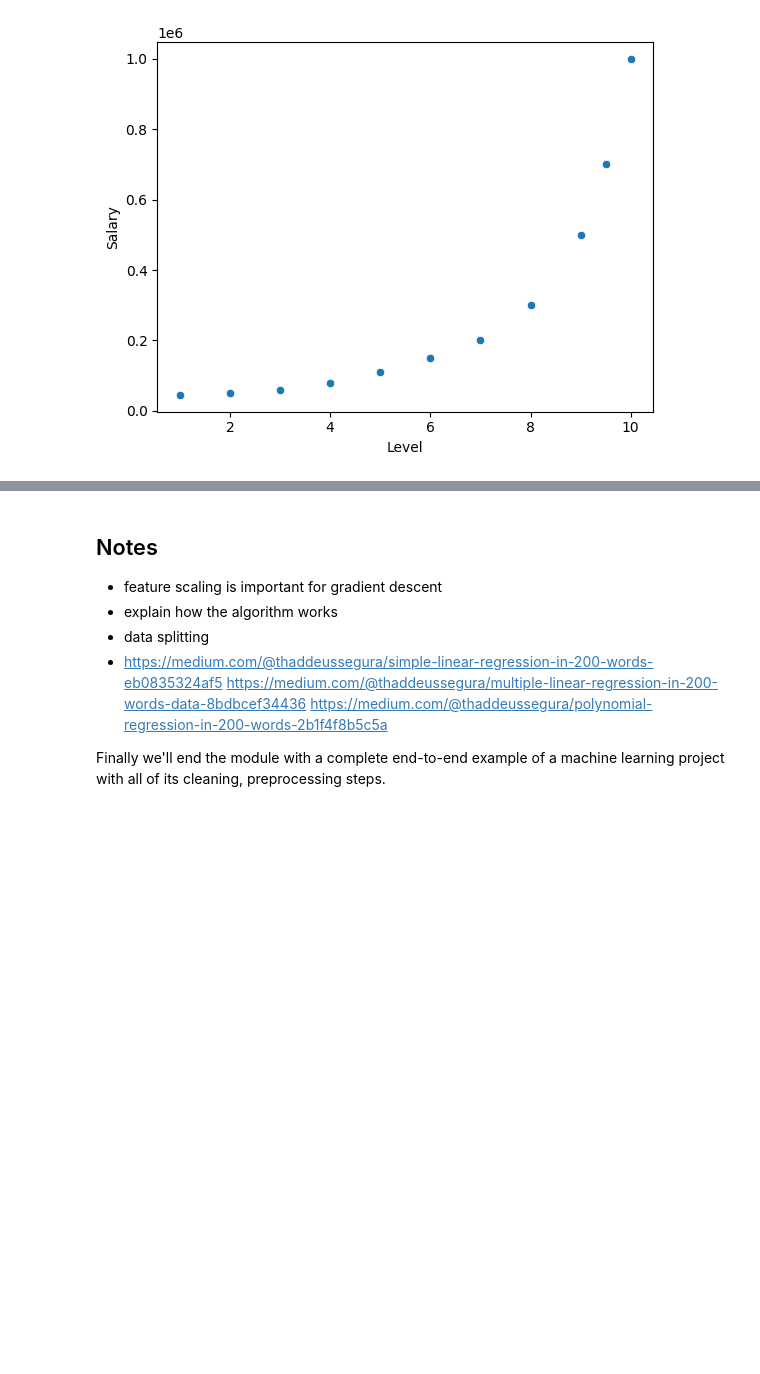
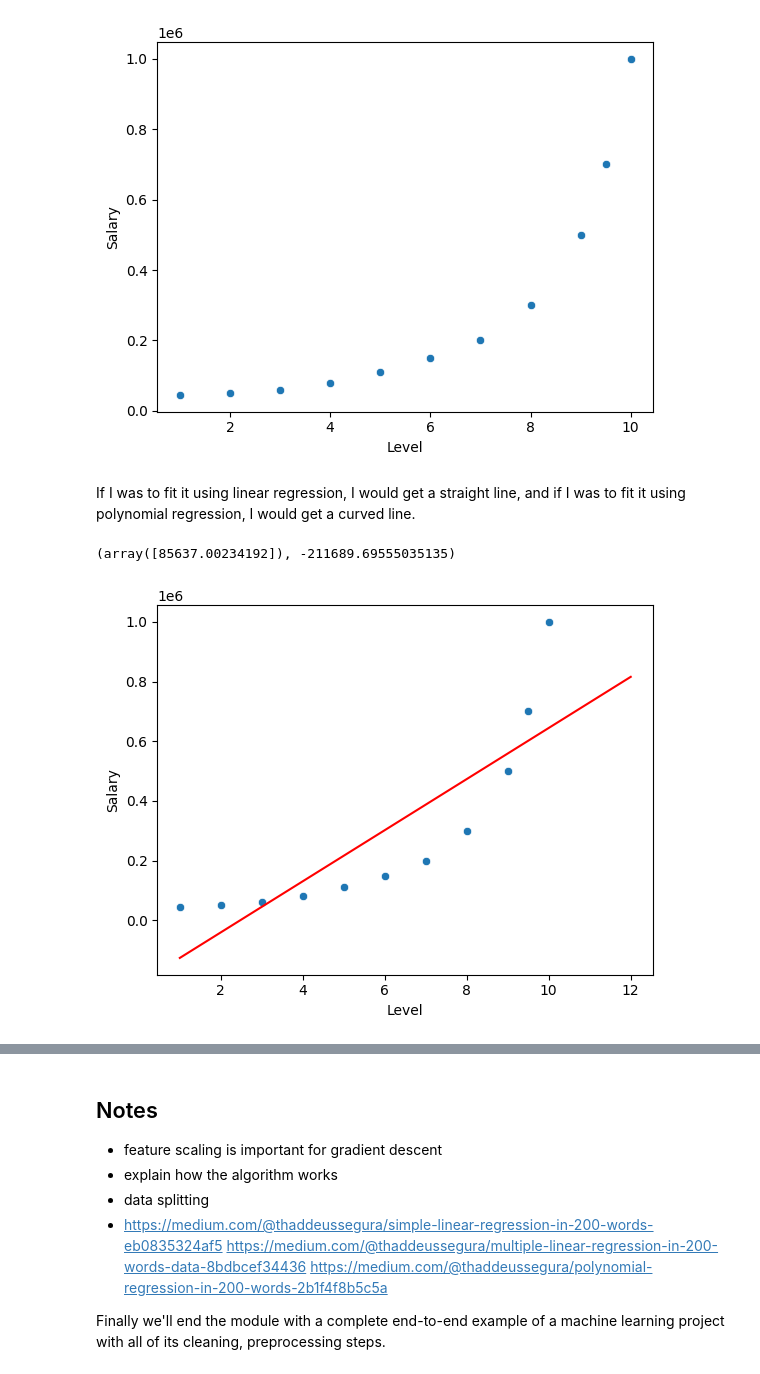
Before and after one commit to IT4063C/IT4063C.github.io, a Jupyter notebook: content/course-notes/9.ml-regression/transcript.ipynb, the cells around one changed output, grey strips where cells are left out. Saved outputs shown, nothing was run; the diff lists cells and outputs as text; code cells hidden in the pictures; blank space fills up the shorter version.

```diff
--- a/content/course-notes/9.ml-regression/transcript.ipynb
+++ b/content/course-notes/9.ml-regression/transcript.ipynb
@@ -764,3 +795,27 @@ sns.scatterplot(x='Level', y='Salary', data=income2_df)
 plt.show()
 # %% [output]
 [figure]
+# %% [markdown]
+If I was to fit it using linear regression, I would get a straight line, and if I was to fit it using polynomial regression, I would get a curved line.
+# %%
+income2_model = LinearRegression()
+income2_model.fit(income2_df[['Level']], income2_df['Salary'])
+
+income2_model.coef_, income2_model.intercept_
+# %% [output]
+(array([85637.00234192]), -211689.69555035135)
+# %%
+sns.scatterplot(x='Level', y='Salary', data=income2_df)
+x = np.linspace(1, 12, 20)
+y = income2_model.coef_[0]*x + income2_model.intercept_
+y_ = income2_model.coef_[0]*income2_df['Level'] + income2_model.intercept_
+
+residuals = (y_ - income2_df['Salary'])**2
+SE = np.sum(residuals)
+MSE = np.mean(residuals)
+
+plt.plot(x,y, label=f'y= {income_model.intercept_} + {income_model.coef_[0]}x', color='red')
+
+plt.show()
+# %% [output]
+[figure, added]
```
Also changed, not shown: parts of 10 cells of this notebook, 13 other files.
